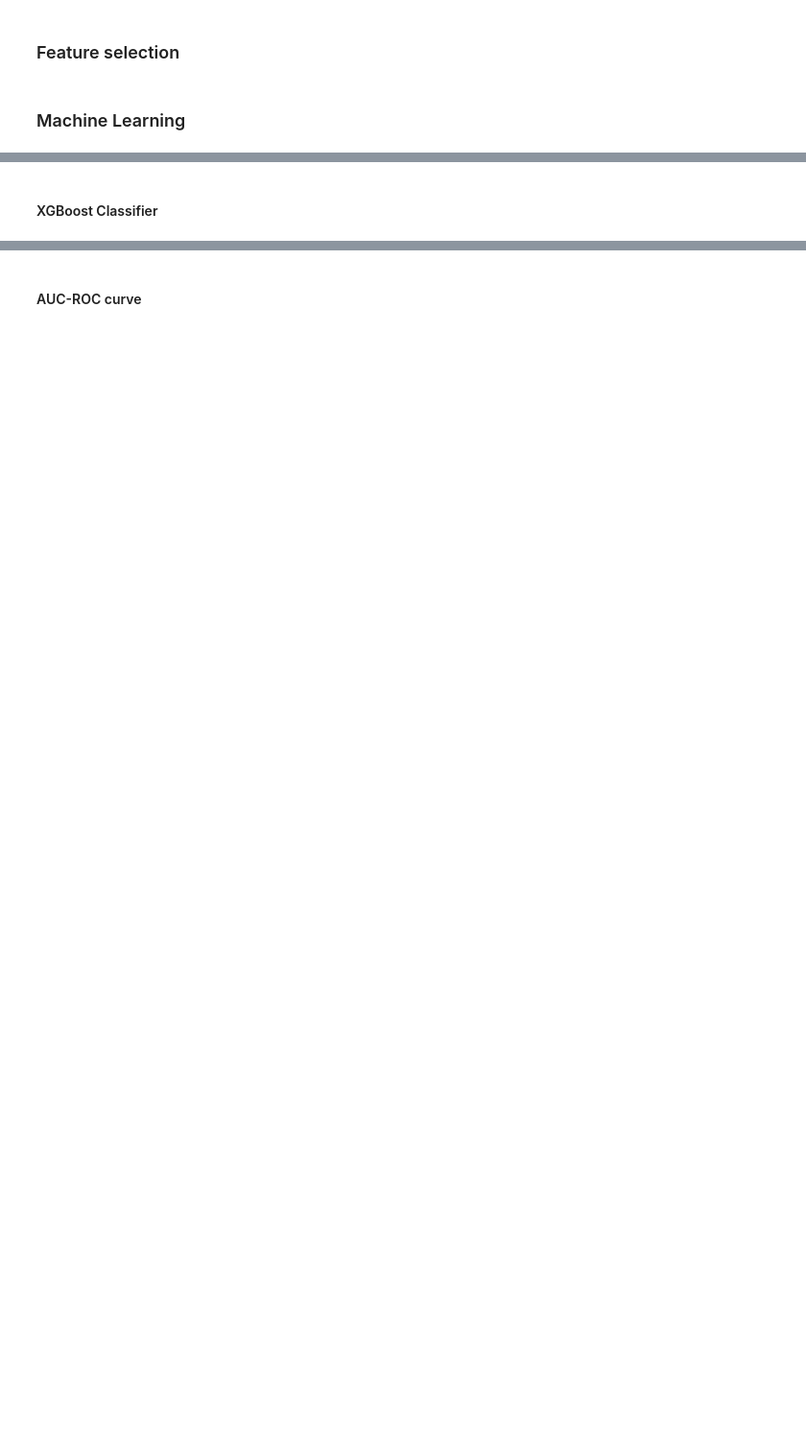
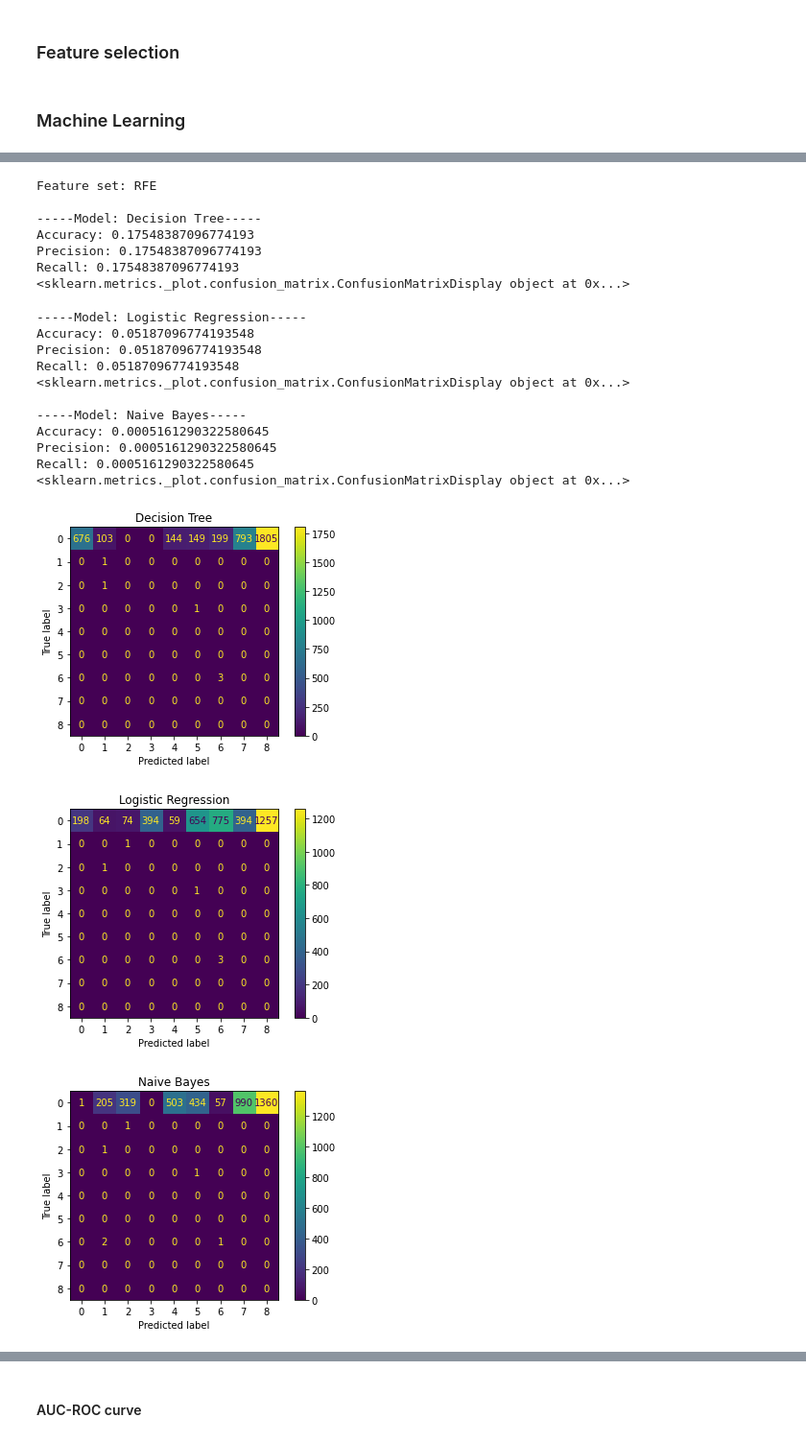
Before and after one commit to palmafr/MDPIData2022, a Jupyter notebook: experiments/rq1.ipynb, the cells around one changed output, grey strips where cells are left out. Shown at 96% size. Drawn from its saved outputs; the diff is of its cells as text; code cells hidden in the pictures; blank space fills up the shorter version.

```diff
--- a/experiments/rq1.ipynb
+++ b/experiments/rq1.ipynb
@@ -136,16 +155,17 @@ Encoded...
 # %% [markdown]
 ### Feature selection
 # %%
+# Sequential Forward Selector
 sfs = SFS(DecisionTreeClassifier(),
           direction='forward',
-          scoring='r2',
-          cv=5)
+          scoring='precision_micro')
 sfs.fit(X_ros,y_ros)
 sfs_features = []
 for i in range(X.shape[1]):
     if(sfs.support_[i] == 1):
         sfs_features.append(X.columns[i])
 
+# Recursive Feature Eliminator
 rfe = RFE(estimator=DecisionTreeClassifier())
 rfe.fit(X_ros, y_ros)
 rfe_features = []
@@ -209,3 +177,66 @@ Recall: 0.8223752151462995
-# %% [markdown]
-#### XGBoost Classifier
+# %%
+# Fitting the feature sets.
+print(f'Feature set: {feature_set[fs].upper()}\n')
+if fs == 0:
+  fit_feature_set(sfs_features)
+else:
+  fit_feature_set(rfe_features)
+
+# Decision Tree
+dt = DecisionTreeClassifier(splitter='best',ccp_alpha=0.036)
+dt_pred_arr = predict(dt,target)
+dt_pred = dt_pred_arr[-2]
+print('-----Model: Decision Tree-----')
+print(f'Accuracy: {mean(dt_pred_arr[0])}')
+print(f'Precision: {mean(dt_pred_arr[1])}')
+print(f'Recall: {mean(dt_pred_arr[2])}')
+dt_fig = CMD.from_predictions(test_Y,dt_pred_arr[-1])
+dt_fig.ax_.set_title('Decision Tree')
+print(dt_fig)
+
+# Logistic Regression
+lr = LogisticRegression(solver='liblinear',max_iter=500 ,class_weight='balanced')
+lr_pred_arr = predict(lr,target)
+lr_pred = lr_pred_arr[-2]
+print('\n-----Model: Logistic Regression-----')
+print(f'Accuracy: {mean(lr_pred_arr[0])}')
+print(f'Precision: {mean(lr_pred_arr[1])}')
+print(f'Recall: {mean(lr_pred_arr[2])}')
+lr_fig = CMD.from_predictions(test_Y,lr_pred_arr[-1])
+lr_fig.ax_.set_title('Logistic Regression')
+print(lr_fig)
+
+# Naive Bayes
+nb = GaussianNB()
+nb_pred_arr = predict(nb,target)
+nb_pred = nb_pred_arr[-2]
+print('\n-----Model: Naive Bayes-----')
+print(f'Accuracy: {mean(nb_pred_arr[0])}')
+print(f'Precision: {mean(nb_pred_arr[1])}')
+print(f'Recall: {mean(nb_pred_arr[2])}')
+nb_fig = CMD.from_predictions(test_Y,nb_pred_arr[-1])
+nb_fig.ax_.set_title('Naive Bayes')
+print(nb_fig)
+# %% [output]
+Feature set: RFE
+
+-----Model: Decision Tree-----
+Accuracy: 0.17548387096774193
+Precision: 0.17548387096774193
+Recall: 0.17548387096774193
+<sklearn.metrics._plot.confusion_matrix.ConfusionMatrixDisplay object at 0x...>
+-----Model: Logistic Regression-----
+Accuracy: 0.05187096774193548
+Precision: 0.05187096774193548
+Recall: 0.05187096774193548
+<sklearn.metrics._plot.confusion_matrix.ConfusionMatrixDisplay object at 0x...>
+
+-----Model: Naive Bayes-----
+Accuracy: 0.0005161290322580645
+Precision: 0.0005161290322580645
+Recall: 0.0005161290322580645
+<sklearn.metrics._plot.confusion_matrix.ConfusionMatrixDisplay object at 0x...>
+[figure, added]
+[figure, added]
+[figure, added]
 # %%
```
Also changed, not shown: parts of 13 cells of this notebook, 3 other files.
